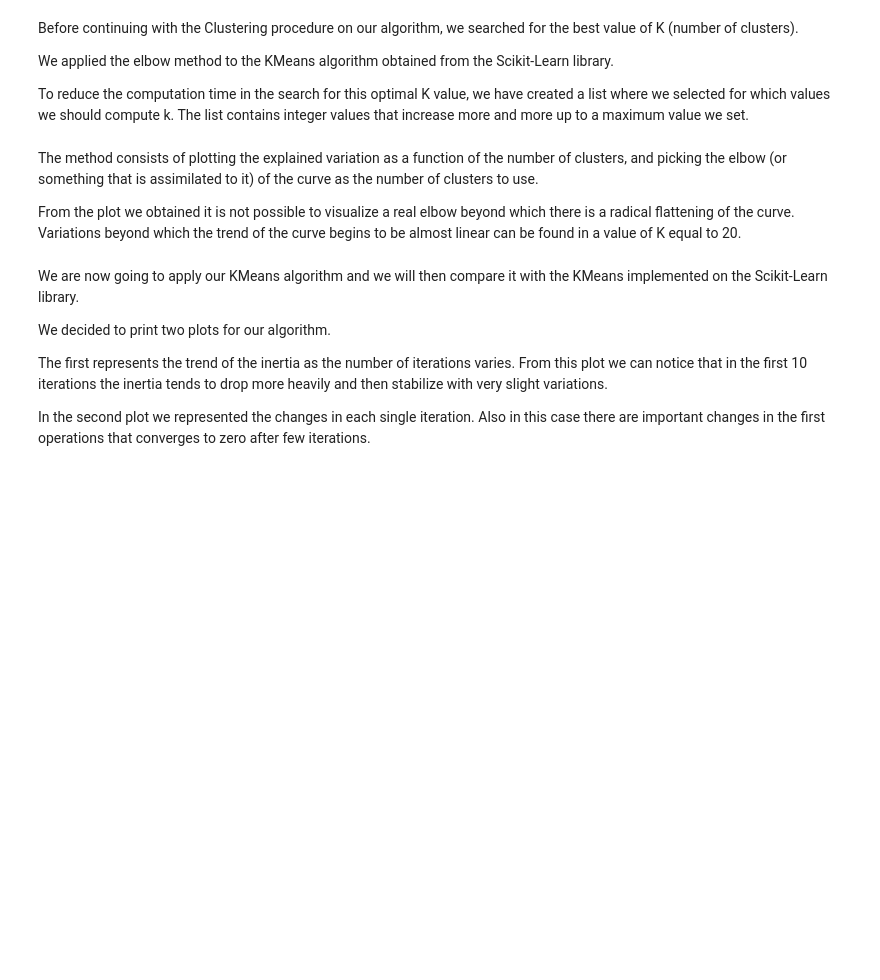
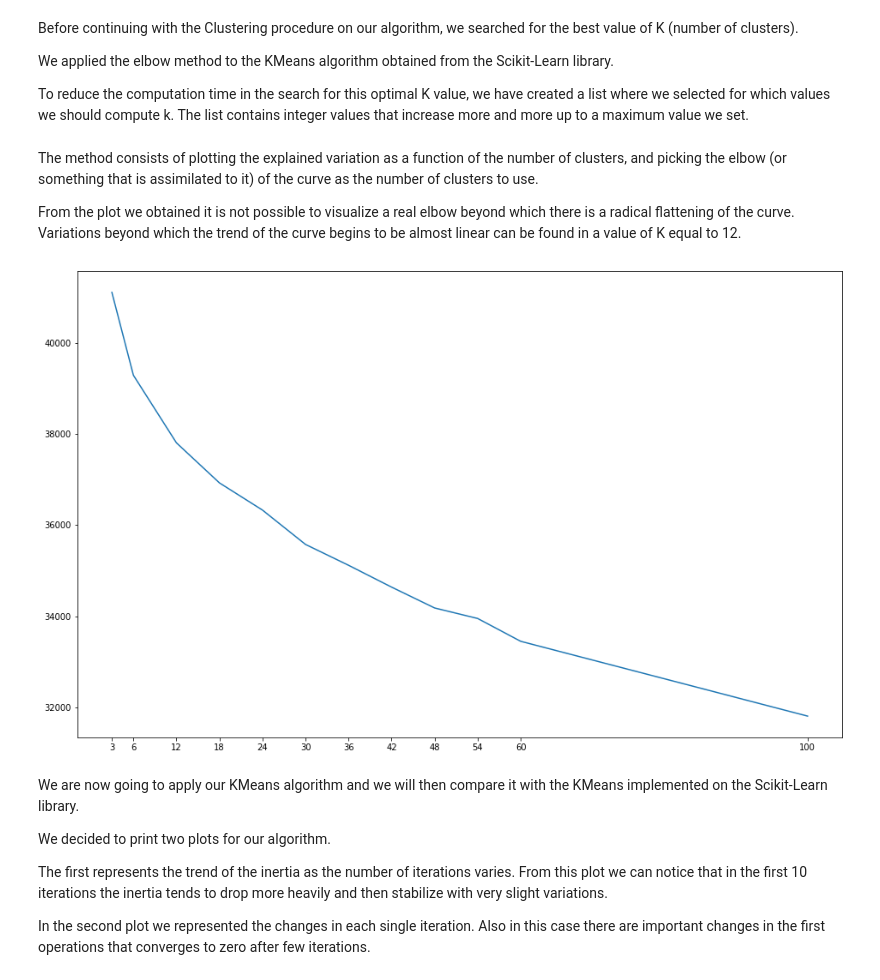
Before and after one commit to AntonioZappia/ADM-HM4, a Jupyter notebook: main.ipynb, the cells around one changed output. Cells and saved outputs as stored; diff of their text form; code cells hidden in the pictures; blank space fills up the shorter version.

```diff
--- a/main.ipynb
+++ b/main.ipynb
@@ -225,4 +191,4 @@ new_dataset = pd.read_csv("New_database.csv")
 # %% [markdown]
 Once we have this new dataset, we are going to join all the texts corresponding to each single ProductId.
 # %%
-new_dataset = new_dataset.groupby('ProductId', as_index = False).agg({'Text': ' '.join})
+product_text_dataset = product_text_dataset.groupby('ProductId', as_index = False).agg({'Text': ' '.join})
@@ -247,4 +199,4 @@ Once we got clean texts for each row of the dataset we applied from the Scikit L
 
 For each word / document, if that word is in the considered document, we report the TFIDF value.
 # %%
-tfidf = functions.tfidf_vectorizer(new_dataset)
+tfidf = functions.tfidf_vectorizer(product_text_dataset)
@@ -260,4 +210,6 @@ For this reason we decided to reduce the dimensionality of the dataset using the
 Before doing this we need to find the correct number of components that we are going to consider for the SVD Method. We are going to consider only those components which will return an aggregate variance of  at least 60.
 
 To do this we solved this TRADEOFF between Components and Variance both analytically and graphically.
+# %%
+n_best_components = 950 # functions.best_compenents(tf_idf, 100, 10000, 60)
 # %%
@@ -273,5 +226,5 @@ Once we got the useful number of components, we were able to apply the SVDMethod
 # %%
-new_matrix = functions.SVDMethod(tfidf,best_component)
+X = functions.SVDMethod(tfidf, n_best_components) # KMeans input matrix
 # %% [markdown]
 ## KMeans
 # %% [markdown]
@@ -301,7 +339,16 @@ To reduce the computation time in the search for this optimal K value, we have c
 # %% [markdown]
 The method consists of plotting the explained variation as a function of the number of clusters, and picking the elbow (or something that is assimilated to it) of the curve as the number of clusters to use.
 
-From the plot we obtained it is not possible to visualize a real elbow beyond which there is a radical flattening of the curve. Variations beyond which the trend of the curve begins to be almost linear can be found in a value of K equal to 20.
+From the plot we obtained it is not possible to visualize a real elbow beyond which there is a radical flattening of the curve. Variations beyond which the trend of the curve begins to be almost linear can be found in a value of K equal to 12.
+# %%
+l = [3, 6, 12, 18, 24, 30, 36, 42, 48, 54, 60, 100]
+elbow = functions.elbow_method(X, l,  plot_result = False)
+plt.figure(figsize=(16,10))
+plt.plot(list(elbow.keys()), list(elbow.values()))
+plt.xticks(list(elbow.keys()))
+plt.show()
+# %% [output]
+[figure, added]
 # %% [markdown]
 We are now going to apply our KMeans algorithm and we will then compare it with the KMeans implemented on the Scikit-Learn library.
 
```
Also changed, not shown: parts of 44 cells of this notebook, 1 other file.
